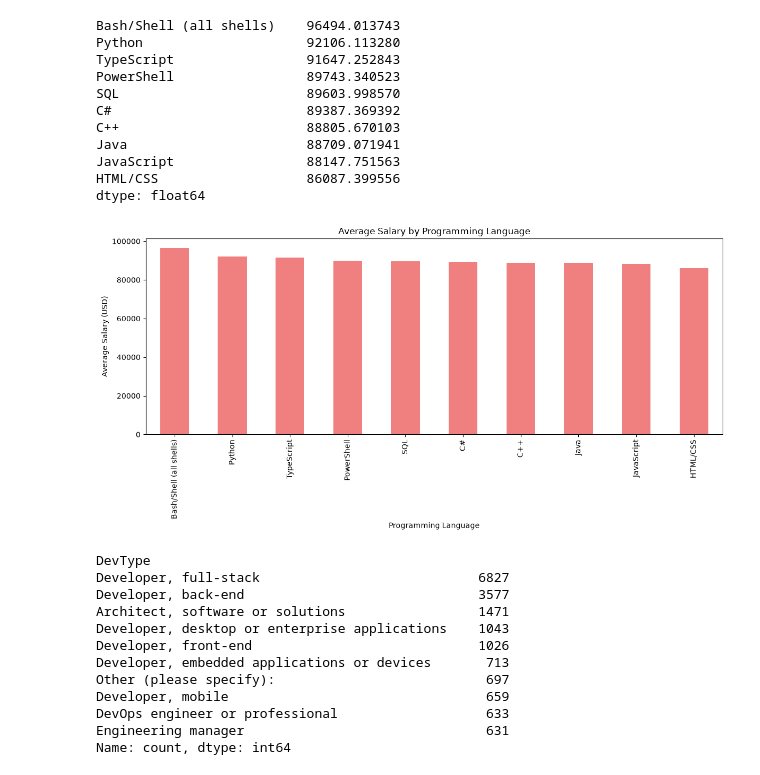
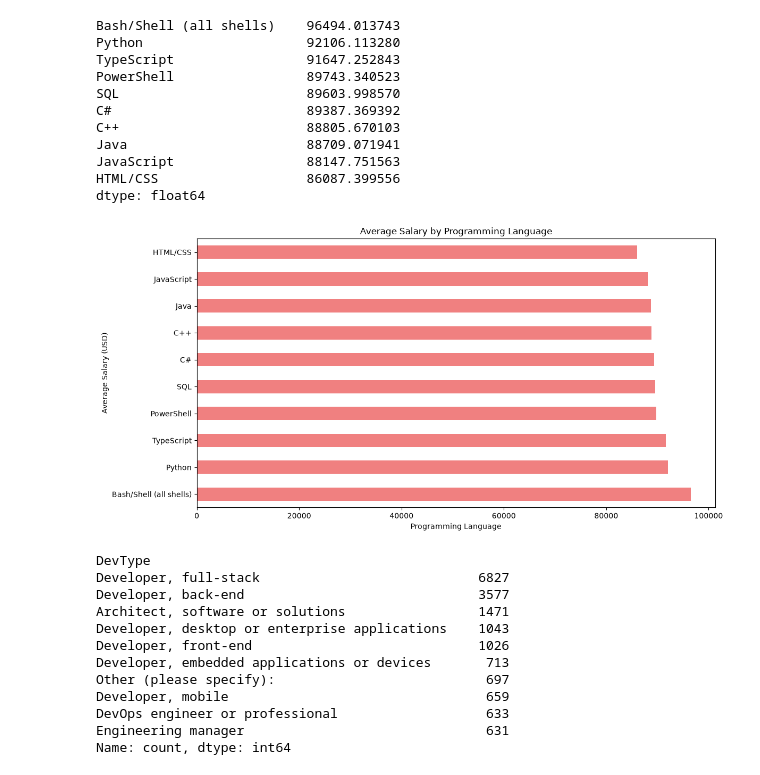
Before and after one commit to Armina-Data/prediction-salary-developer, a Jupyter notebook: 01_data_exploration.ipynb, the cells around one changed output. Cells and saved outputs as stored; diff of their text form; code cells hidden in the pictures.

```diff
--- a/01_data_exploration.ipynb
+++ b/01_data_exploration.ipynb
@@ -222,15 +222,15 @@ dtype: float64
 # %%
 #creat a plot for the average salary of the top programming languages
 plt.figure(figsize=(12, 6))
-language_salary_df.plot(kind='bar', color='lightcoral')
+language_salary_df.plot(kind='barh', color='lightcoral')
 plt.title('Average Salary by Programming Language')
 plt.xlabel('Programming Language')
 plt.ylabel('Average Salary (USD)')
 
 plt.tight_layout()
 plt.show()
 # %% [output]
-[figure, old version]
+[figure, new version]
 # %%
 #checking the most common job types in the DevType column
 print(df_final['DevType'].value_counts().head(10))
```
